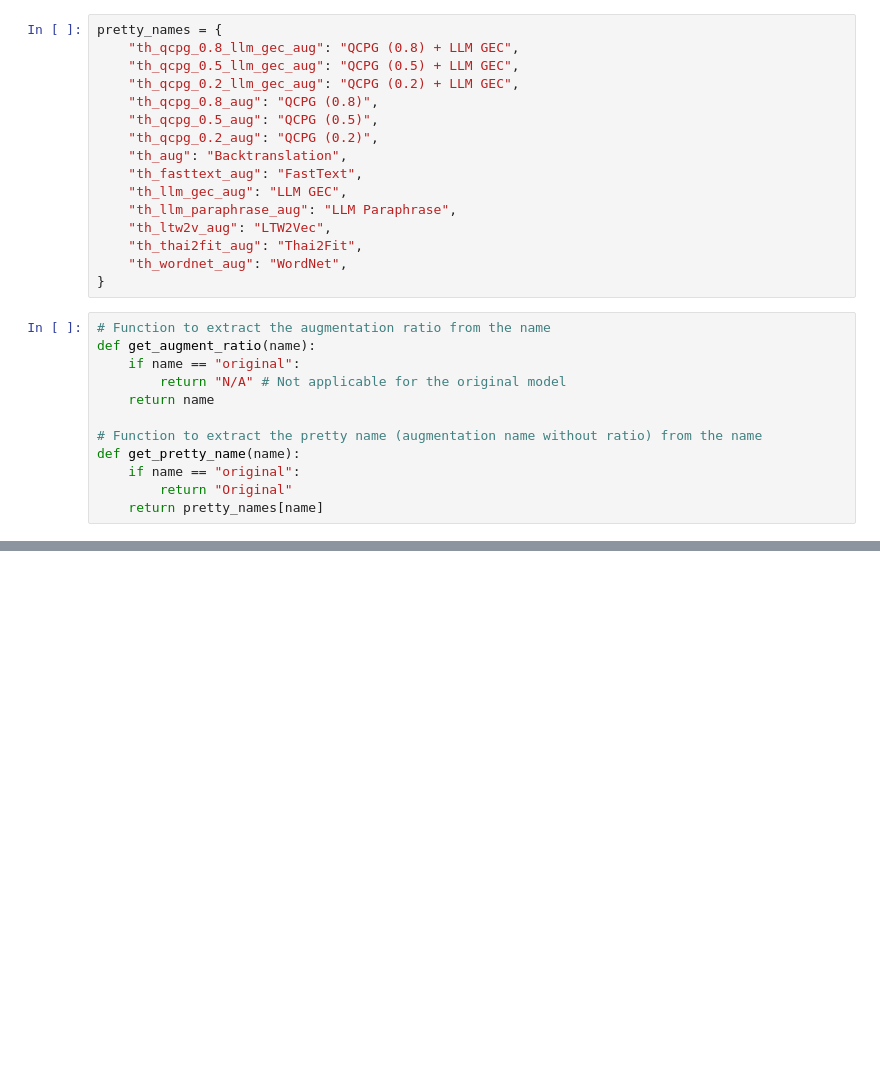
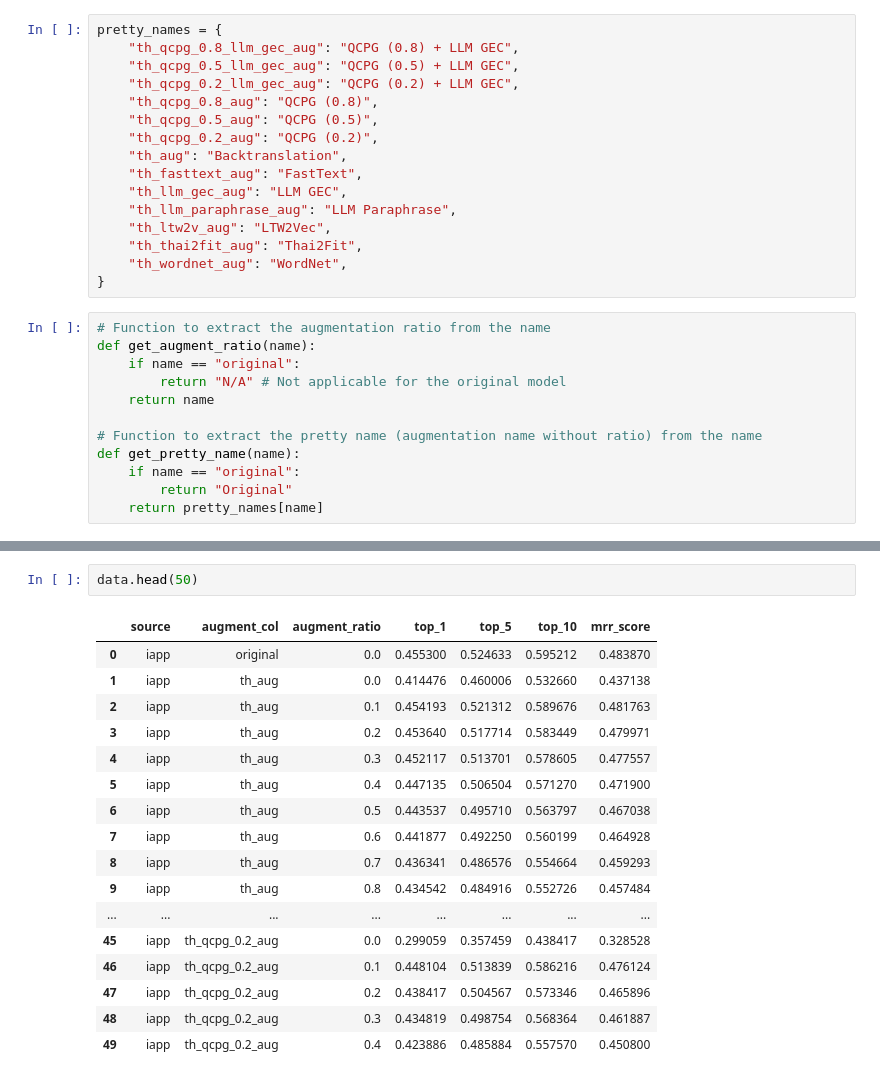
Before and after one commit to parinzee/cross-lingual-data-augmentation-for-thai-qa, a Jupyter notebook: results/reqa_analysis.ipynb, the cells around one changed output, grey strips where cells are left out. Drawn from its saved outputs; the diff is of its cells as text; blank space fills up the shorter version.

```diff
--- a/results/reqa_analysis.ipynb
+++ b/results/reqa_analysis.ipynb
@@ -118,0 +232,20 @@ source_scores
+# %%
+data.head(50)
+# %% [output]
+|  | source | augment_col | augment_ratio | top_1 | top_5 | top_10 | mrr_score |
+| 0 | iapp | original | 0.0 | 0.455300 | 0.524633 | 0.595212 | 0.483870 |
+| 1 | iapp | th_aug | 0.0 | 0.414476 | 0.460006 | 0.532660 | 0.437138 |
+| 2 | iapp | th_aug | 0.1 | 0.454193 | 0.521312 | 0.589676 | 0.481763 |
+| 3 | iapp | th_aug | 0.2 | 0.453640 | 0.517714 | 0.583449 | 0.479971 |
+| 4 | iapp | th_aug | 0.3 | 0.452117 | 0.513701 | 0.578605 | 0.477557 |
+| 5 | iapp | th_aug | 0.4 | 0.447135 | 0.506504 | 0.571270 | 0.471900 |
+| 6 | iapp | th_aug | 0.5 | 0.443537 | 0.495710 | 0.563797 | 0.467038 |
+| 7 | iapp | th_aug | 0.6 | 0.441877 | 0.492250 | 0.560199 | 0.464928 |
+| 8 | iapp | th_aug | 0.7 | 0.436341 | 0.486576 | 0.554664 | 0.459293 |
+| 9 | iapp | th_aug | 0.8 | 0.434542 | 0.484916 | 0.552726 | 0.457484 |
+| ... | ... | ... | ... | ... | ... | ... | ... |
+| 45 | iapp | th_qcpg_0.2_aug | 0.0 | 0.299059 | 0.357459 | 0.438417 | 0.328528 |
+| 46 | iapp | th_qcpg_0.2_aug | 0.1 | 0.448104 | 0.513839 | 0.586216 | 0.476124 |
+| 47 | iapp | th_qcpg_0.2_aug | 0.2 | 0.438417 | 0.504567 | 0.573346 | 0.465896 |
+| 48 | iapp | th_qcpg_0.2_aug | 0.3 | 0.434819 | 0.498754 | 0.568364 | 0.461887 |
+| 49 | iapp | th_qcpg_0.2_aug | 0.4 | 0.423886 | 0.485884 | 0.557570 | 0.450800 |
```
Also changed, not shown: parts of 9 cells of this notebook, 8 other files.
